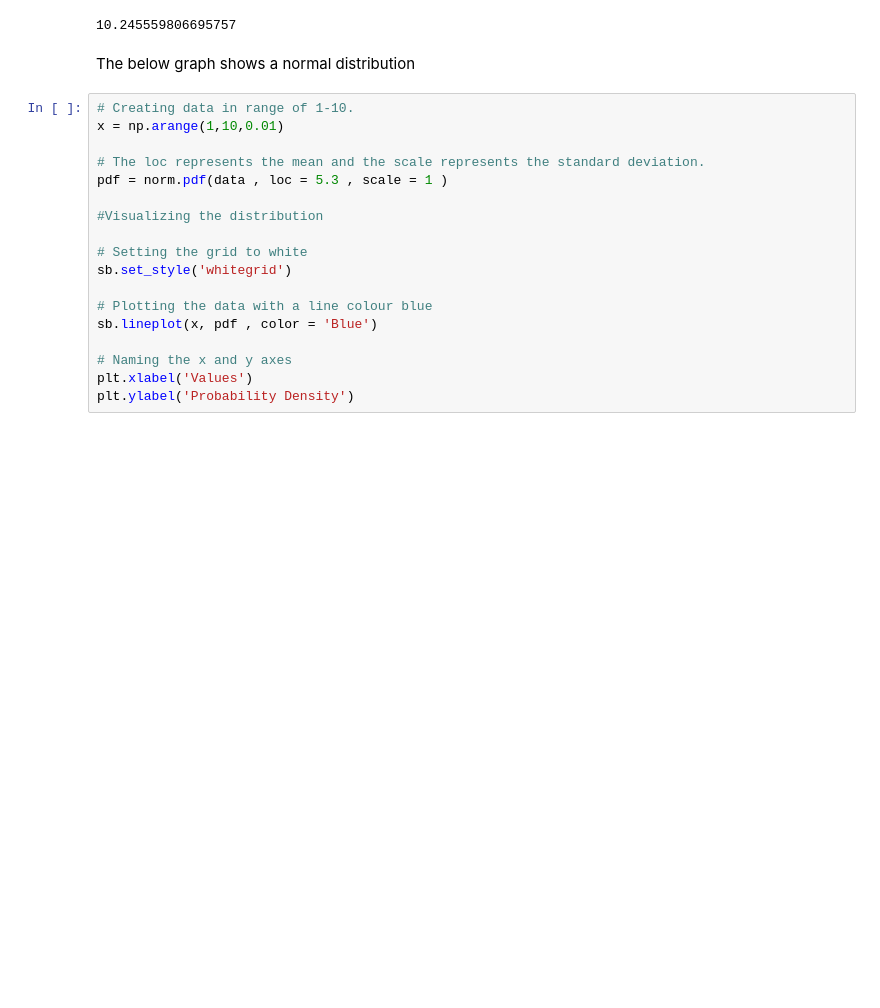
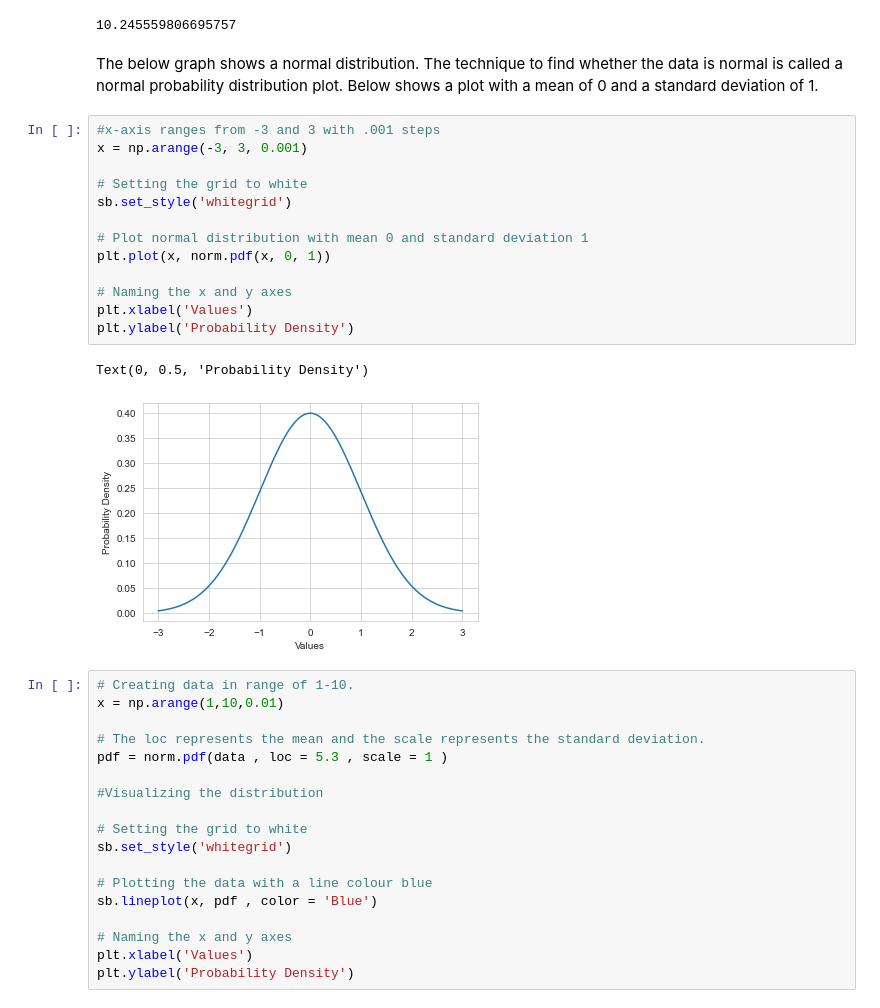
Before and after one commit to Ginafenn/funddata-assement, a Jupyter notebook: practicals/Normal Distribution.ipynb, the cells around one changed output. Cells and saved outputs as stored; diff of their text form; blank space fills up the shorter version.

```diff
--- a/practicals/Normal Distribution.ipynb
+++ b/practicals/Normal Distribution.ipynb
@@ -88,7 +96,23 @@ sts.mode(x)
 # %% [output]
 10.245559806695757
 # %% [markdown]
-The below graph shows a normal distribution
+The below graph shows a normal distribution. The technique to find whether the data is normal is called a normal probability distribution plot. Below shows a plot with a mean of 0 and a standard deviation of 1.
+# %%
+#x-axis ranges from -3 and 3 with .001 steps
+x = np.arange(-3, 3, 0.001)
+
+# Setting the grid to white
+sb.set_style('whitegrid')
+
+# Plot normal distribution with mean 0 and standard deviation 1
+plt.plot(x, norm.pdf(x, 0, 1))
+
+# Naming the x and y axes
+plt.xlabel('Values')
+plt.ylabel('Probability Density')
+# %% [output]
+Text(0, 0.5, 'Probability Density')
+[figure, added]
 # %%
 # Creating data in range of 1-10.
 x = np.arange(1,10,0.01)
```
Also changed, not shown: parts of 8 cells of this notebook.
